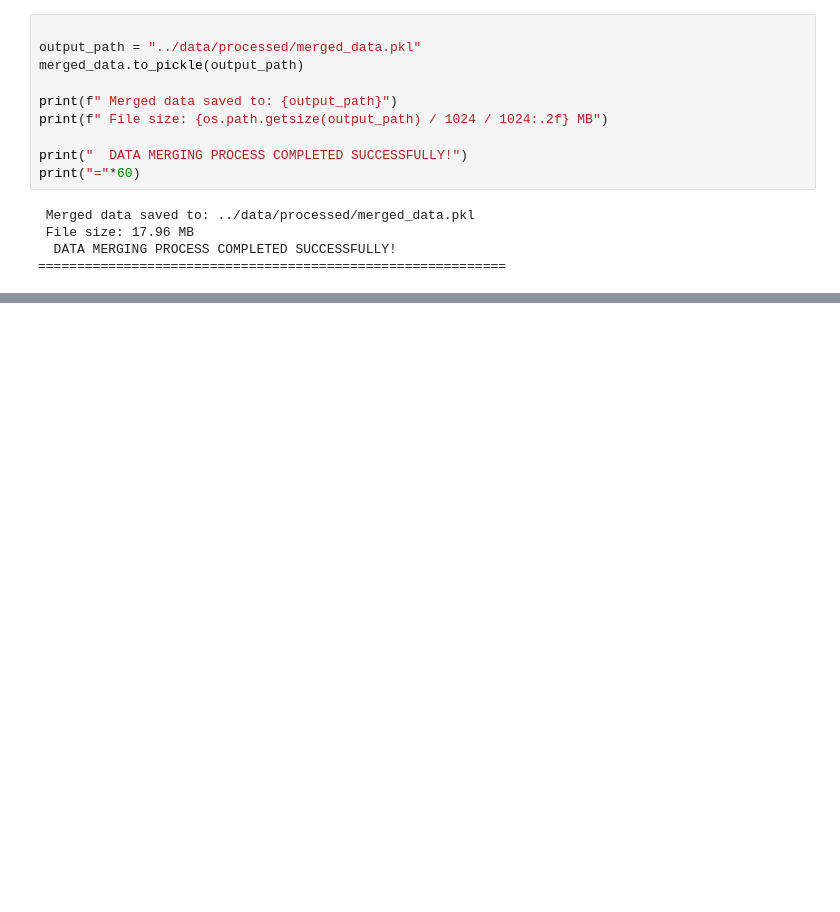
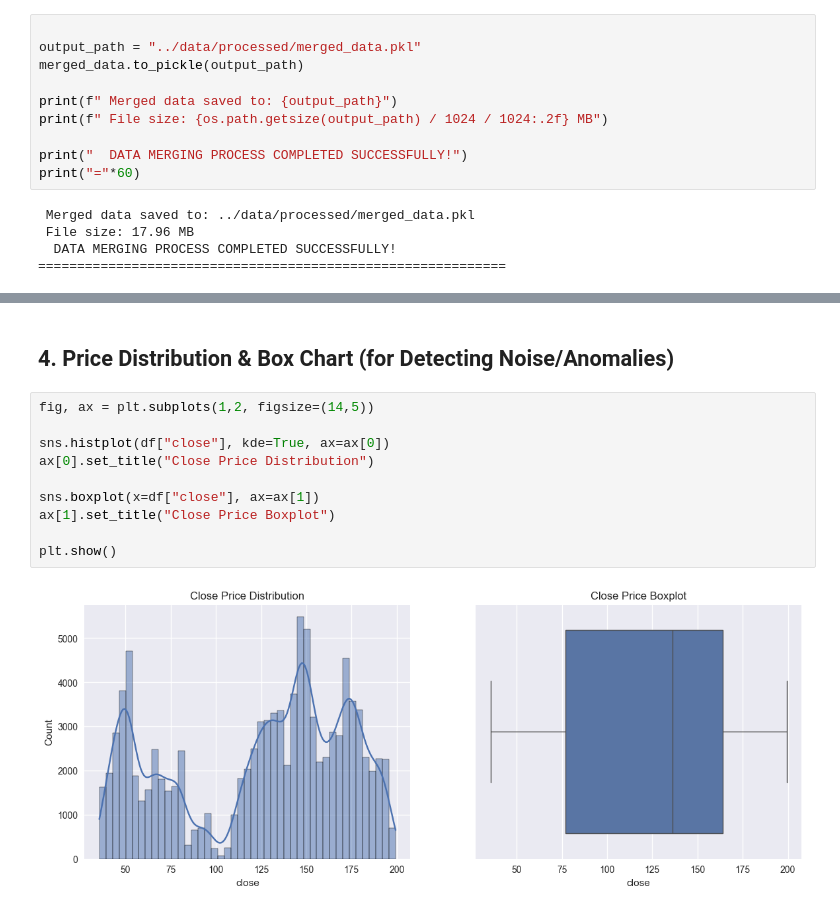
Before and after one commit to JacksonWung/CIS545_Repo, a Jupyter notebook: notebooks/01_EDA.ipynb, the cells around one changed output, grey strips where cells are left out. Cells and saved outputs as stored; diff of their text form; blank space fills up the shorter version.

```diff
--- a/notebooks/01_EDA.ipynb
+++ b/notebooks/01_EDA.ipynb
@@ -410,0 +493,14 @@ Data columns (total 22 columns):
+# %% [markdown]
+## 4. Price Distribution & Box Chart (for Detecting Noise/Anomalies)
+# %%
+fig, ax = plt.subplots(1,2, figsize=(14,5))
+
+sns.histplot(df["close"], kde=True, ax=ax[0])
+ax[0].set_title("Close Price Distribution")
+
+sns.boxplot(x=df["close"], ax=ax[1])
+ax[1].set_title("Close Price Boxplot")
+
+plt.show()
+# %% [output]
+[figure, added]
```
Also changed, not shown: parts of 40 cells of this notebook, 1 other file.
